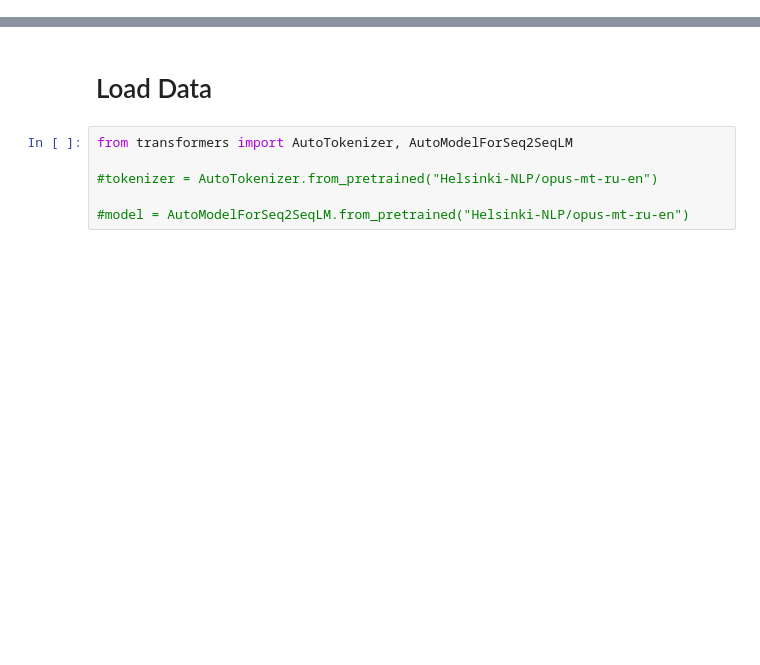
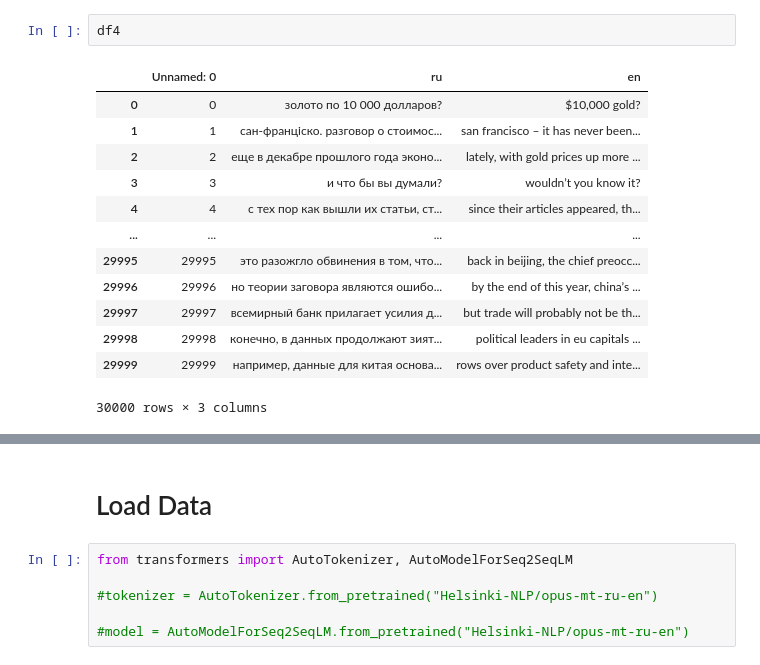
Before and after one commit to willsutcliffe/translation, a Jupyter notebook: Evaluation_pytorch.ipynb, the cells around one changed output, grey strips where cells are left out. Cells and saved outputs as stored; diff of their text form; blank space fills up the shorter version.

```diff
--- a/Evaluation_pytorch.ipynb
+++ b/Evaluation_pytorch.ipynb
@@ -11 +24,17 @@ df1.to_csv("test.csv")
+# %%
+df4
+# %% [output]
+|  | Unnamed: 0 | ru | en |
+| 0 | 0 | золото по 10 000 долларов? | $10,000 gold? |
+| 1 | 1 | сан-франціско. разговор о стоимос... | san francisco – it has never been... |
+| 2 | 2 | еще в декабре прошлого года эконо... | lately, with gold prices up more ... |
+| 3 | 3 | и что бы вы думали? | wouldn’t you know it? |
+| 4 | 4 | с тех пор как вышли их статьи, ст... | since their articles appeared, th... |
+| ... | ... | ... | ... |
+| 29995 | 29995 | это разожгло обвинения в том, что... | back in beijing, the chief preocc... |
+| 29996 | 29996 | но теории заговора являются ошибо... | by the end of this year, china’s ... |
+| 29997 | 29997 | всемирный банк прилагает усилия д... | but trade will probably not be th... |
+| 29998 | 29998 | конечно, в данных продолжают зият... | political leaders in eu capitals ... |
+| 29999 | 29999 | например, данные для китая основа... | rows over product safety and inte... |
+30000 rows × 3 columns
 # %%
```
Also changed, not shown: parts of 38 cells of this notebook, 4 other files.
